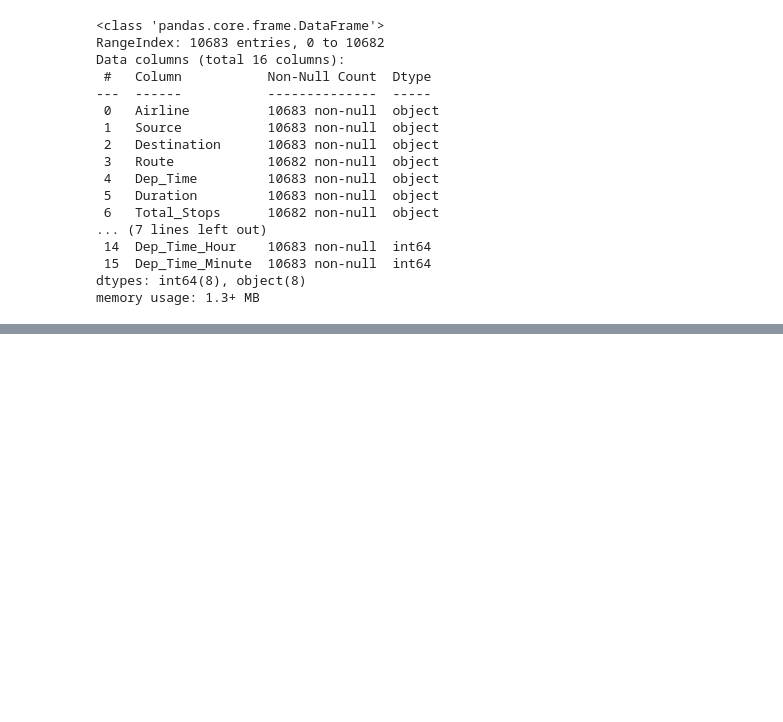
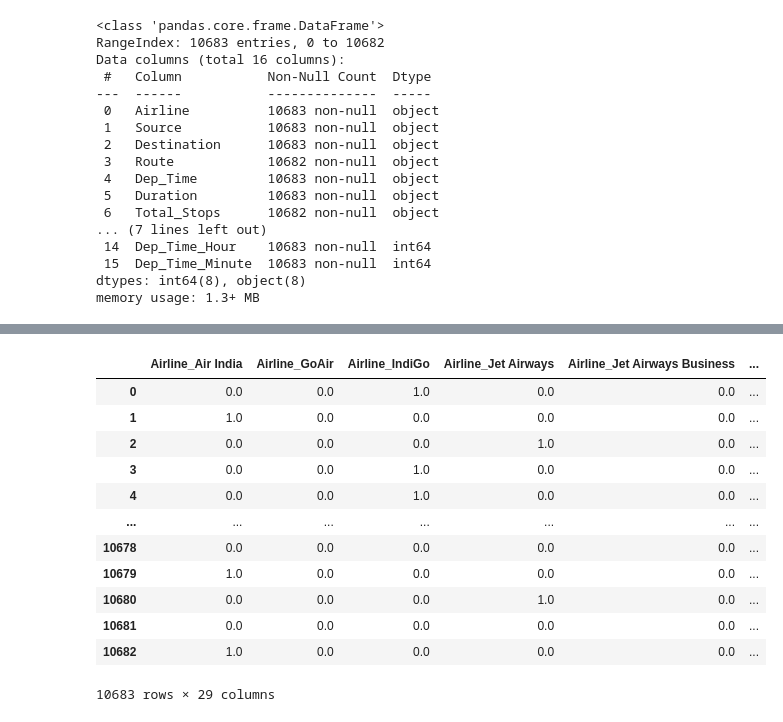
Before and after one commit to Sarvesh-10/DSMLDLCourse, a Jupyter notebook: EDA/FlightPricePrediction/flight_price_pred.ipynb, the cells around one changed output, grey strips where cells are left out. Cells and saved outputs as stored; diff of their text form; code cells hidden in the pictures; blank space fills up the shorter version.

```diff
--- a/EDA/FlightPricePrediction/flight_price_pred.ipynb
+++ b/EDA/FlightPricePrediction/flight_price_pred.ipynb
@@ -294,0 +376,4 @@ df['Duration_Hour'] = df['Duration_Hour'].str.split('h').str[0]
+# %%
+import numpy as np
+dict_map  = {'non-stop':0,'1 stop':1,'2 stops':2,'3 stops':3,'4 stops':4,np.nan:mode}
+df['Total_Stops'] = df['Total_Stops'].map(dict_map)
@@ -294,0 +399,2 @@ df['Duration_Hour'] = df['Duration_Hour'].str.split('h').str[0]
+# %%
+df.drop('Route',inplace=True,axis=1)
@@ -294,0 +412,2 @@ df['Duration_Hour'] = df['Duration_Hour'].str.split('h').str[0]
+# %%
+ohe = OneHotEncoder(drop='first')
@@ -294,0 +445,19 @@ df['Duration_Hour'] = df['Duration_Hour'].str.split('h').str[0]
+# %%
+
+categorical = pd.DataFrame(ohe.fit_transform(df[['Airline','Source','Destination','Additional_Info']]).toarray(),columns=ohe.get_feature_names_out())
+# %%
+categorical
+# %% [output]
+|  | Airline_Air India | Airline_GoAir | Airline_IndiGo | Airline_Jet Airways | Airline_Jet Airways Business | ... |
+| 0 | 0.0 | 0.0 | 1.0 | 0.0 | 0.0 | ... |
+| 1 | 1.0 | 0.0 | 0.0 | 0.0 | 0.0 | ... |
+| 2 | 0.0 | 0.0 | 0.0 | 1.0 | 0.0 | ... |
+| 3 | 0.0 | 0.0 | 1.0 | 0.0 | 0.0 | ... |
+| 4 | 0.0 | 0.0 | 1.0 | 0.0 | 0.0 | ... |
+| ... | ... | ... | ... | ... | ... | ... |
+| 10678 | 0.0 | 0.0 | 0.0 | 0.0 | 0.0 | ... |
+| 10679 | 1.0 | 0.0 | 0.0 | 0.0 | 0.0 | ... |
+| 10680 | 0.0 | 0.0 | 0.0 | 1.0 | 0.0 | ... |
+| 10681 | 0.0 | 0.0 | 0.0 | 0.0 | 0.0 | ... |
+| 10682 | 1.0 | 0.0 | 0.0 | 0.0 | 0.0 | ... |
+10683 rows × 29 columns
```
Also changed, not shown: parts of 26 cells of this notebook.
